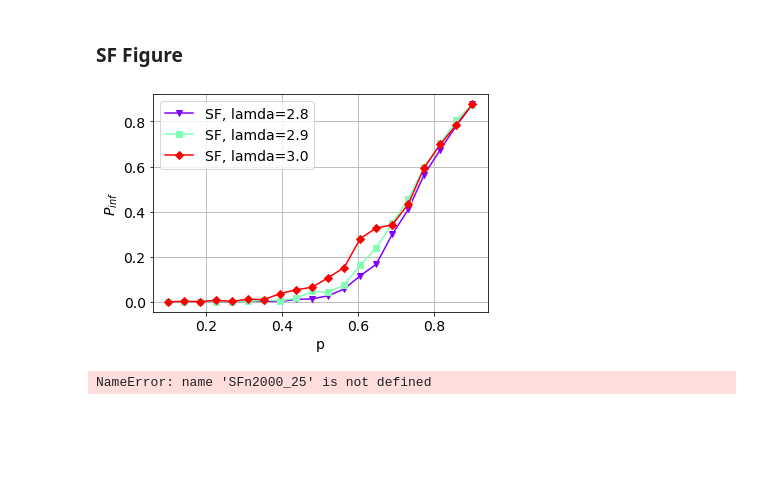
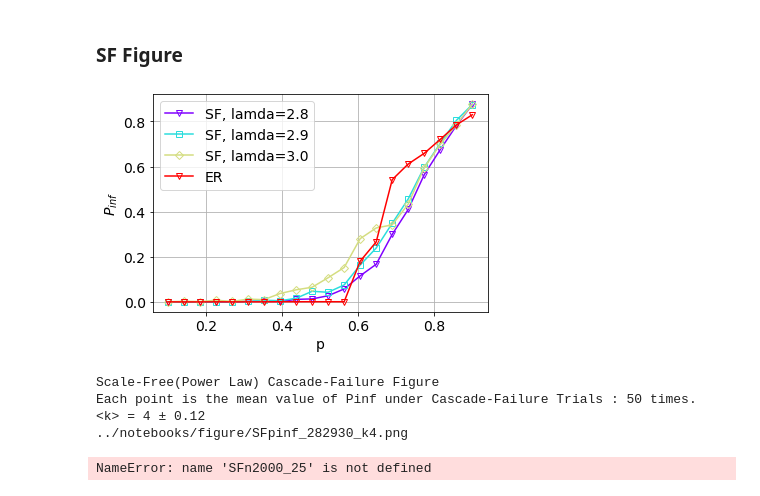
Before and after one commit to pbonazzi/network-cascade-failure, a Jupyter notebook: notebooks/FigureGeneration.ipynb, the cells around one changed output. Saved outputs shown, nothing was run; the diff lists cells and outputs as text; code cells hidden in the pictures; blank space fills up the shorter version.

Commit message:
SF Figure Update

```diff
--- a/notebooks/FigureGeneration.ipynb
+++ b/notebooks/FigureGeneration.ipynb
@@ -102,13 +102,23 @@ SFn1000_30_k4 = np.loadtxt('./results/1012/SFn1000_30_k4.csv',delimiter=",")
 
 
 
-# ERn1000k4 = np.loadtxt('./results/1012/ERn1000k4.csv',delimiter=",")
+ERn1000k4 = np.loadtxt('./results/1012/ERn1000k4.csv',delimiter=",")
 # ERn2000k4 = np.loadtxt('./results/1012/ERn2000k4.csv',delimiter=",")
 # %%
 # plot_pinf([ SFn1000_28_k4, SFn1000_29_k4,SFn1000_30_k4], 4, labels=[ "SF, lamda=2.8", "SF, lamda=2.9", "SF, lamda=3.0"], path="../notebooks/figure/SFpinf_282930_k4_True.png", p_theory=True)
-plot_pinf([ SFn1000_28_k4, SFn1000_29_k4,SFn1000_30_k4], 1, labels=["SF, lamda=2.8", "SF, lamda=2.9", "SF, lamda=3.0"], path="../notebooks/figure/SFpinf_282930_k4.png", p_theory=False)
+# plot_pinf([ SFn1000_28_k4, SFn1000_29_k4,SFn1000_30_k4], 1, labels=["SF, lamda=2.8", "SF, lamda=2.9", "SF, lamda=3.0"], path="../notebooks/figure/SFpinf_282930_k4.png", p_theory=False)
+plot_pinf([ SFn1000_28_k4, SFn1000_29_k4,SFn1000_30_k4,ERn1000k4], 1, labels=["SF, lamda=2.8", "SF, lamda=2.9", "SF, lamda=3.0","ER"], path="../notebooks/figure/SFpinf_282930ER_k4.png", p_theory=False)
+
+print("Scale-Free(Power Law) Cascade-Failure Figure")
+print("Each point is the mean value of Pinf under Cascade-Failure Trials : 50 times. ")
+print("<k> = 4 ± 0.12")
+print("../notebooks/figure/SFpinf_282930_k4.png")
 # %% [output]
-[figure, old version]
+[figure, new version]
+Scale-Free(Power Law) Cascade-Failure Figure
+Each point is the mean value of Pinf under Cascade-Failure Trials : 50 times.
+<k> = 4 ± 0.12
+../notebooks/figure/SFpinf_282930_k4.png
 # %%
 SFn2000_25 = np.loadtxt('./results/1012/SFn2000_25.csv',delimiter=",")
 SFn2000_27 = np.loadtxt('./results/1012/SFn2000_27.csv',delimiter=",")
```
